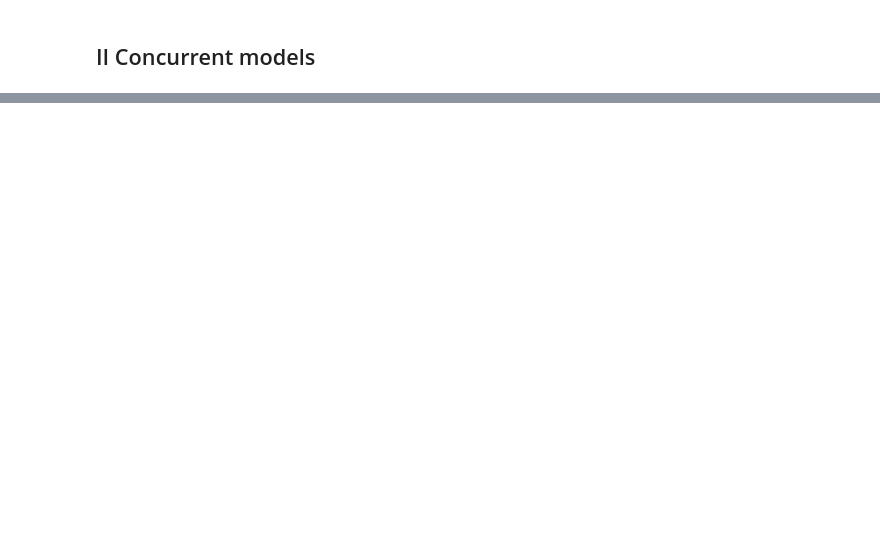
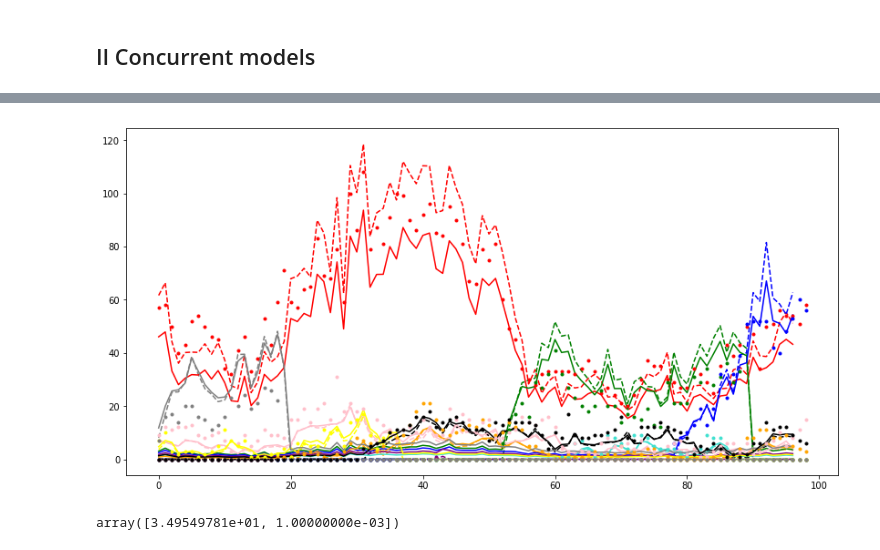
Before and after one commit to garnier94/ConcurrentRegression, a Jupyter notebook: Test modèles matrices.ipynb, the cells around one changed output, grey strips where cells are left out. Saved outputs shown, nothing was run; the diff lists cells and outputs as text; code cells hidden in the pictures; blank space fills up the shorter version.

```diff
--- a/Test modèles matrices.ipynb
+++ b/Test modèles matrices.ipynb
@@ -101,0 +109,5 @@ plt.show()
+# %%
+model_bis =  Concurrent_INREG.Concurrent_log_INAR(season=data_mat[1:,:].sum(axis=1), horizon= horizon, history =history)
+model_bis.estim_weight(data_mat[horizon:,:])
+model_bis.fit(data_mat, options ={'disp' : True})
+pred_log = model_bis.pred(data_mat[:-horizon,:])
@@ -101,0 +118,10 @@ plt.show()
+# %%
+plt.figure(figsize=(14, 7))
+plt.gca().set_prop_cycle('color', ['red', 'green', 'blue', 'turquoise','orange', 'purple', 'pink','yellow', 'grey','black'])
+plt.plot(pred[:,:],'--')
+plt.plot(pred_log)
+plt.plot(data_mat[1:,:],'.')
+#plt.plot(pred.sum(axis=1), '-.')
+plt.show()
+# %% [output]
+[figure, added]
@@ -101,0 +133,4 @@ plt.show()
+# %%
+model.parameters
+# %% [output]
+array([3.49549781e+01, 1.00000000e-03])
```
Also changed, not shown: parts of 15 cells of this notebook, 2 other files.
